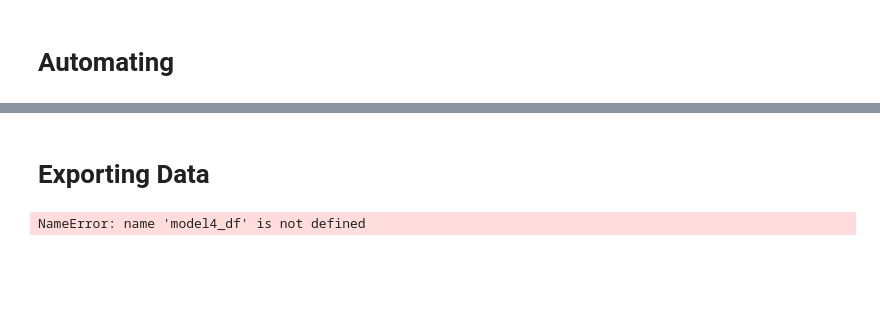
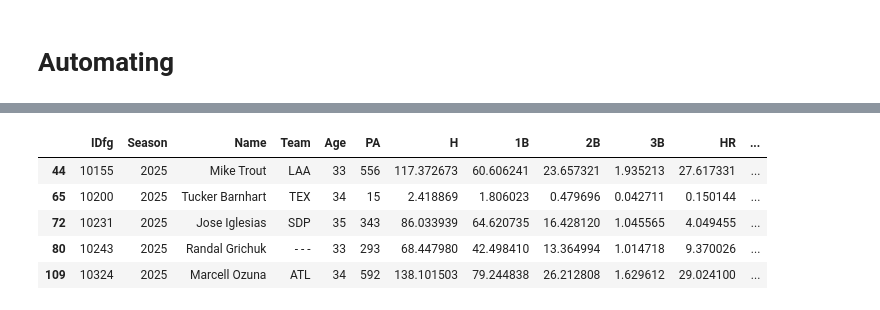
Before and after one commit to tom-bagley/baseball_projection, a Jupyter notebook: Projection Models/Model 5 (Lasso).ipynb, the cells around one changed output, grey strips where cells are left out. Saved outputs shown, nothing was run; the diff lists cells and outputs as text; code cells hidden in the pictures; blank space fills up the shorter version.

```diff
--- a/Projection Models/Model 5 (Lasso).ipynb
+++ b/Projection Models/Model 5 (Lasso).ipynb
@@ -29,34 +59,0 @@ model5_df = df_dropped[['IDfg', 'Season', 'Name', 'Team', 'Age']]
-# %%
-# Iterate through each statistic in the 'combined_list' for projection.
-for stat in combined_list:
-    # Isolate stat to measure
-    y = df_dropped[stat]
-
-    # Get previous three years of data to be used to find best features and coeficients
-    data = df_dropped.loc[:, df_dropped.columns.str.contains('Prev')]
-    x = data
-
-    # Create and training set and a test set
-    X_train, X_test, y_train, y_test = train_test_split(x, y, test_size=0.2, random_state=42)
-
-    # Scale all data
-    scaler = StandardScaler()
-    X_train_scaled = scaler.fit_transform(X_train)
-    X_test_scaled = scaler.transform(X_test)
-
-    # Create lasso regression model and fit the data
-    lasso = Lasso(alpha=0.1)
-    lasso.fit(X_train_scaled, y_train)
-
-    # Print features and coeficients
-    feature_coefficients = pd.DataFrame({
-        'Feature': x.columns,
-        'Coefficient': lasso.coef_
-    })
-    print(feature_coefficients[feature_coefficients['Coefficient'] != 0])
-
-    # Add projections to dataframe
-    X_scaled = scaler.transform(data)
-    projections = lasso.predict(X_scaled)
-    model5_df[stat] = y
-    model5_df[f'Projected_{stat}'] = projections
@@ -223,2 +60,3 @@ See the caveats in the documentation: https://pandas.pydata.org/pandas-docs/stab
-# %% [markdown]
-# Exporting Data
+# %%
+formatted_df_no_2025 = df_to_be_used[df_to_be_used['Season'] != 2025]
+features_2025_df = df_to_be_used[df_to_be_used['Season'] == 2025]
@@ -225,5 +112,15 @@ See the caveats in the documentation: https://pandas.pydata.org/pandas-docs/stab
+# %%
+for stat in stats_to_measure:
+    projection_2025_df[stat] = projection_2025_df[stat] * projection_2025_df['PA']
+# %%
+projection_2025_df['wOBA'] = ((.691*projection_2025_df['BB']) + (.722*projection_2025_df['HBP']) + (.882*projection_2025_df['1B']) + (1.252*projection_2025_df['2B']) + (1.584*projection_2025_df['3B']) + (2.037*projection_2025_df['HR']))/(projection_2025_df['AB'] + projection_2025_df['BB'] - projection_2025_df['IBB'] + projection_2025_df['SF'] + projection_2025_df['HBP'])
 # %%
-model5_df.head()
+projection_2025_df.head()
 # %% [output]
-NameError: name 'model4_df' is not defined
+|  | IDfg | Season | Name | Team | Age | PA | H | 1B | 2B | 3B | HR | ... |
+| 44 | 10155 | 2025 | Mike Trout | LAA | 33 | 556 | 117.372673 | 60.606241 | 23.657321 | 1.935213 | 27.617331 | ... |
+| 65 | 10200 | 2025 | Tucker Barnhart | TEX | 34 | 15 | 2.418869 | 1.806023 | 0.479696 | 0.042711 | 0.150144 | ... |
+| 72 | 10231 | 2025 | Jose Iglesias | SDP | 35 | 343 | 86.033939 | 64.620735 | 16.428120 | 1.045565 | 4.049455 | ... |
+| 80 | 10243 | 2025 | Randal Grichuk | - - - | 33 | 293 | 68.447980 | 42.498410 | 13.364994 | 1.014718 | 9.370026 | ... |
+| 109 | 10324 | 2025 | Marcell Ozuna | ATL | 34 | 592 | 138.101503 | 79.244838 | 26.212808 | 1.629612 | 29.024100 | ... |
 # %%
```
Also changed, not shown: parts of 20 cells of this notebook, 31 other files.
